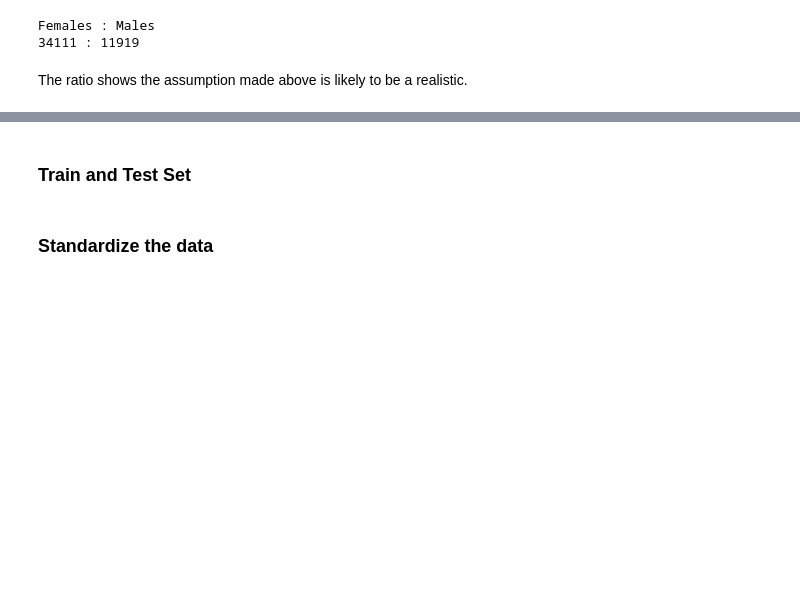
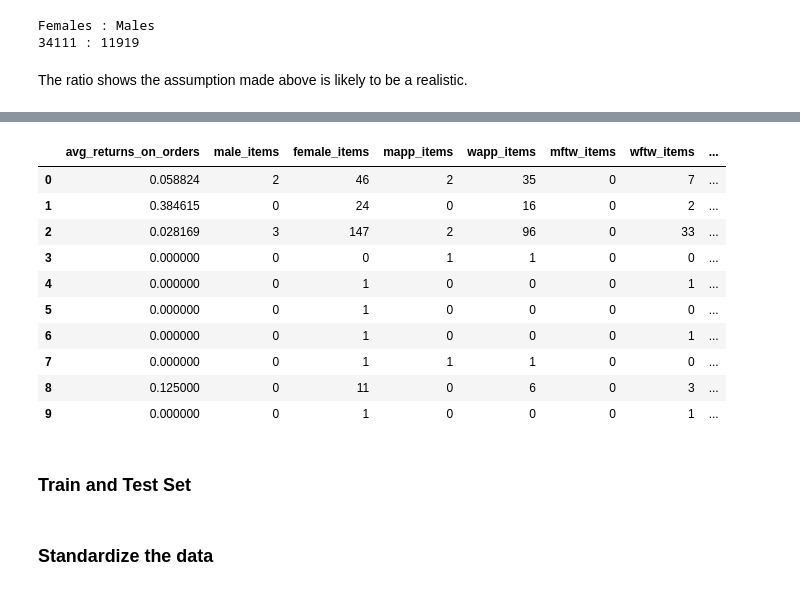
Before and after one commit to rustycodemonkey/dschallenge, a Jupyter notebook: dschallenge_keras.ipynb, the cells around one changed output, grey strips where cells are left out. Cells and saved outputs as stored; diff of their text form; code cells hidden in the pictures; blank space fills up the shorter version.

```diff
--- a/dschallenge_keras.ipynb
+++ b/dschallenge_keras.ipynb
@@ -605,0 +698,34 @@ Text(0.5, 0.98, 'Correlation Heatmap')
+# %%
+# Dropping columns outside of cutoff
+# The column curvy_items was outside of the cutoff but leaving it in the dataframe
+# Also, the devices column which means "Number of unique devices used" probably won't help so dropping it
+df_assumption.drop(['android_orders',
+                    'other_device_orders',
+                    'average_discount_onoffer',
+                    'cancels',
+                    'apple_payments',
+                    'average_discount_used',
+                    'avg_cancels_on_orders',
+                    'parcelpoint_orders',
+                    'days_since_first_order',
+                    'paypal_payments',
+                    'cc_payments',
+                    'devices',
+                    'work_orders',
+                    'different_addresses',
+                    'revenue',
+                    'coupon_discount_applied',
+                    'redpen_discount_used',
+                    'ios_orders',
+                    'afterpay_payments',
+                    'desktop_orders',
+                    'other_collection_orders',
+                    'is_newsletter_subscriber',
+                    'days_since_last_order',
+                    'items',
+                    'vouchers',
+                    'home_orders',
+                    'returns',
+                    'msite_orders',
+                    'shipping_addresses',
+                    'orders'], axis=1, inplace=True)
@@ -606,3 +753,17 @@ Text(0.5, 0.98, 'Correlation Heatmap')
+# %%
+df_assumption.head(10)
+# %% [output]
+|  | avg_returns_on_orders | male_items | female_items | mapp_items | wapp_items | mftw_items | wftw_items | ... |
+| 0 | 0.058824 | 2 | 46 | 2 | 35 | 0 | 7 | ... |
+| 1 | 0.384615 | 0 | 24 | 0 | 16 | 0 | 2 | ... |
+| 2 | 0.028169 | 3 | 147 | 2 | 96 | 0 | 33 | ... |
+| 3 | 0.000000 | 0 | 0 | 1 | 1 | 0 | 0 | ... |
+| 4 | 0.000000 | 0 | 1 | 0 | 0 | 0 | 1 | ... |
+| 5 | 0.000000 | 0 | 1 | 0 | 0 | 0 | 0 | ... |
+| 6 | 0.000000 | 0 | 1 | 0 | 0 | 0 | 1 | ... |
+| 7 | 0.000000 | 0 | 1 | 1 | 1 | 0 | 0 | ... |
+| 8 | 0.125000 | 0 | 11 | 0 | 6 | 0 | 3 | ... |
+| 9 | 0.000000 | 0 | 1 | 0 | 0 | 0 | 1 | ... |
 # %% [markdown]
 ### Train and Test Set
 # %%
```
Also changed, not shown: parts of 24 cells of this notebook.
